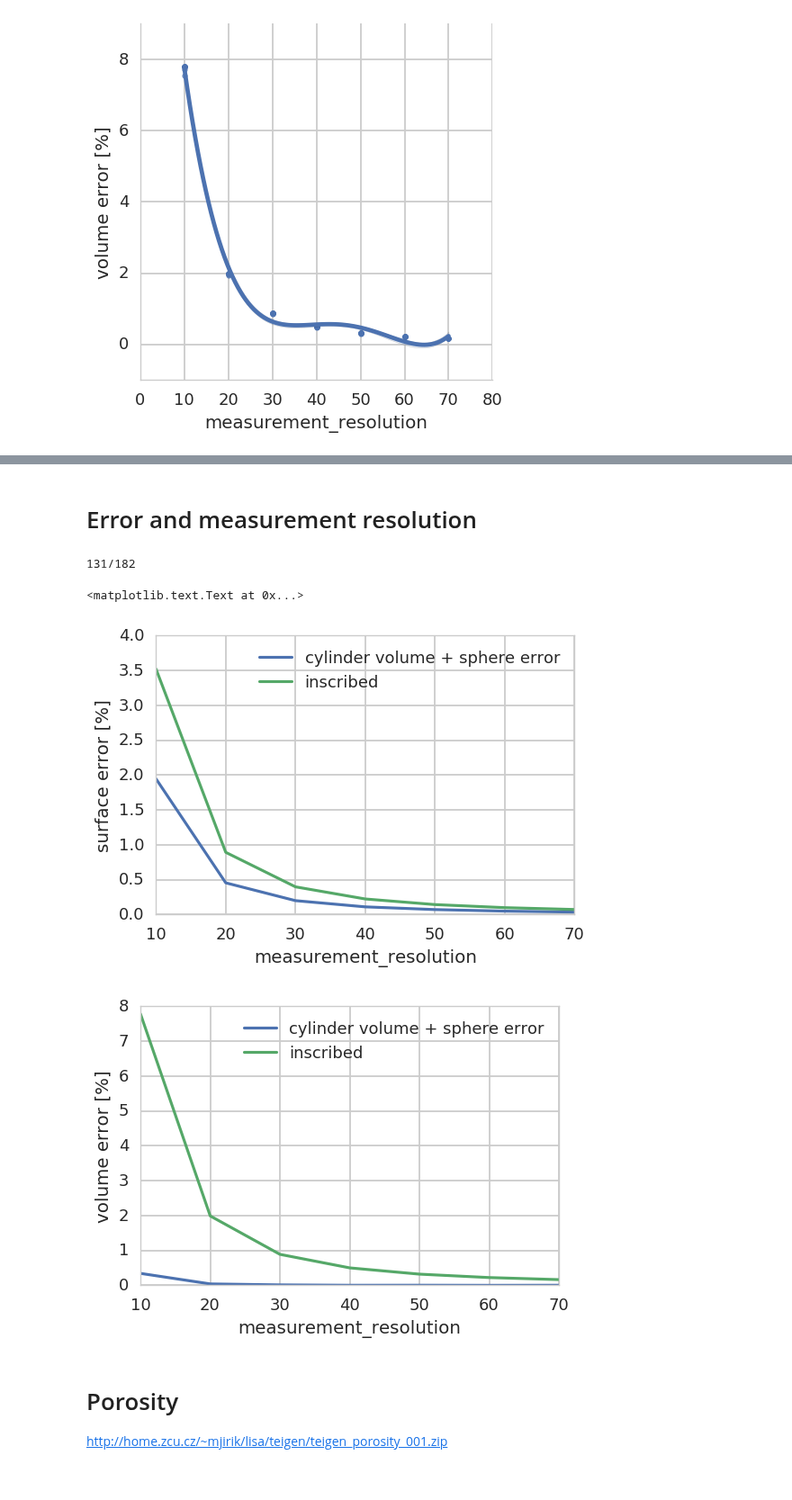
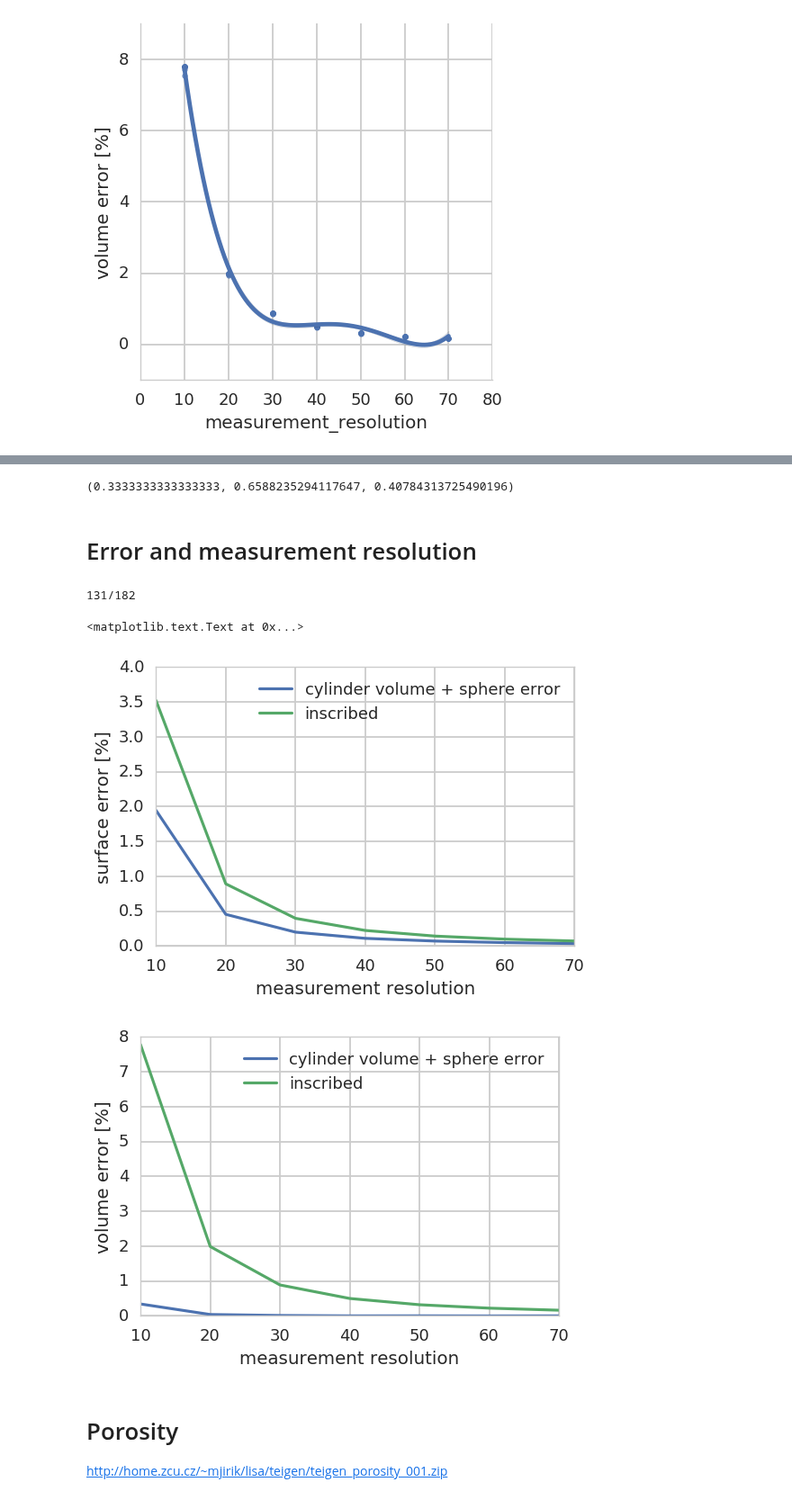
Before and after one commit to mjirik/teigen, a Jupyter notebook: examples/paperfigures.ipynb, the cells around one changed output, grey strips where cells are left out. Shown at 90% size. Saved outputs shown, nothing was run; the diff lists cells and outputs as text; code cells hidden in the pictures.

```diff
--- a/examples/paperfigures.ipynb
+++ b/examples/paperfigures.ipynb
@@ -149,7 +151,7 @@ df_graph = show_violin_separated(select_df(df, "mix 4 cylinder surface + sphere
 # %% [markdown]
 # Object number
 # %%
-dpi = 400
+dpi = paper_dpi
 date = "2017-10-05 21:00"
 for radius_method in available_radius_methods:
     dfs = df[
@@ -247,3 +265,7 @@ sns.lmplot(y=k1, x=k2, data=dfs, order=4,
+# %%
+sns.color_palette()[1]
+# %% [output]
+(0.3333333333333333, 0.6588235294117647, 0.40784313725490196)
 # %% [markdown]
 # Error and measurement resolution
 # %%
@@ -262,39 +284,39 @@ print("{}/{}".format(len(dfs), l1))
 if len(dfs) < 1:
     print "blbe"
 #     continue
-xkey="measurement_resolution"
+xkey="measurement resolution"
 ykey="surface error [%]"
 # .plot(x="element_number")
 sns.set_context("talk")
 
 dfs_group = dfs[[ykey, xkey, note_key]].sort_values(by=xkey).groupby(by=note_key)
 fig, ax = plt.subplots(
 #         figsize=(5,3)
 )
     # dfs_group.plot(x="element_number", y="surface error [%]", ax=ax)
 for label, dfi in dfs_group:
     dfi.groupby(by=xkey).mean().abs().reset_index().plot(x=xkey, y=ykey, ax=ax, label="{}".format(label[15:]))
 plt.ylabel(ykey)
 plt.xlabel(xkey)
 # dfs_group.plot(x=xkey, y=ykey)
-xkey="measurement_resolution"
+xkey="measurement resolution"
 ykey="volume error [%]"
 # .plot(x="element_number")
 sns.set_context("talk")
 
 dfs_group = dfs[[ykey, xkey, note_key]].sort_values(by=xkey).groupby(by=note_key)
 fig, ax = plt.subplots(
 #         figsize=(5,3)
 )
     # dfs_group.plot(x="element_number", y="surface error [%]", ax=ax)
 for label, dfi in dfs_group:
     dfi.groupby(by=xkey).mean().abs().reset_index().plot(x=xkey, y=ykey, ax=ax, label="{}".format(label[15:]))
 plt.ylabel(ykey)
 plt.xlabel(xkey)
 # %% [output]
 131/182
 <matplotlib.text.Text at 0x...>
-[figure, old version]
+[figure, new version]
 [figure]
 # %%
 # dfi.groupby(by="measurement_resolution").mean().abs().reset_index().plot(x=xkey, y=ykey, ax=ax, label="resolution={}".format(label))
```
Also changed, not shown: parts of 11 cells of this notebook, 3 other files.
